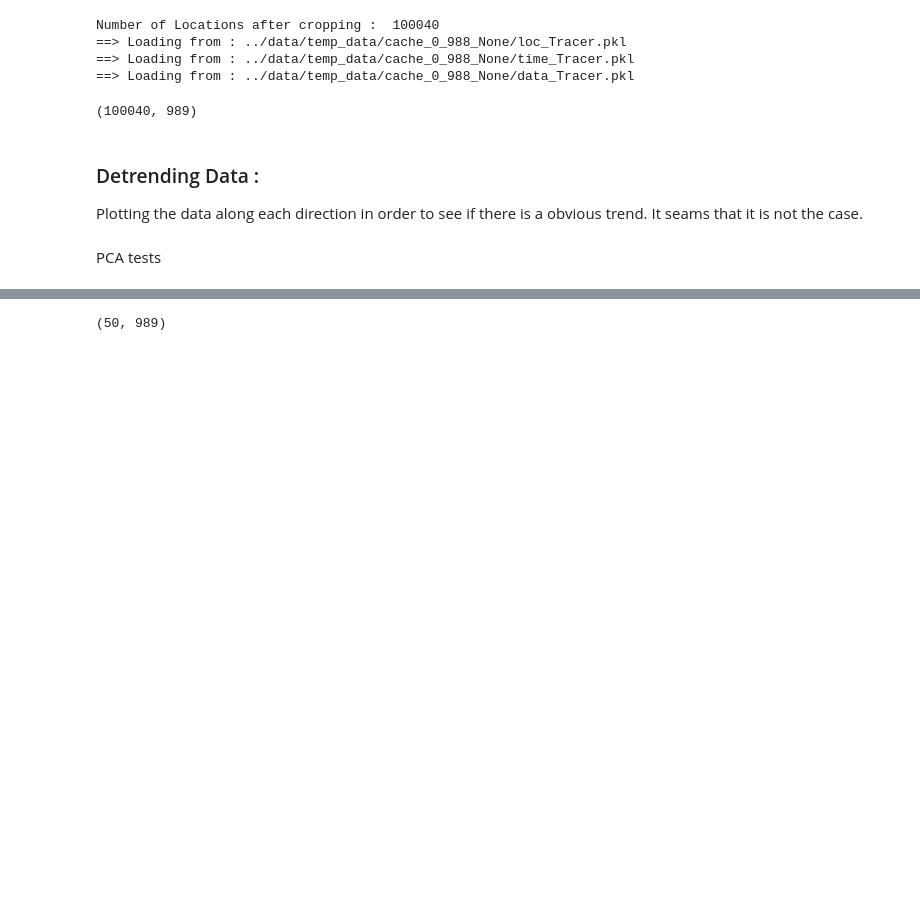
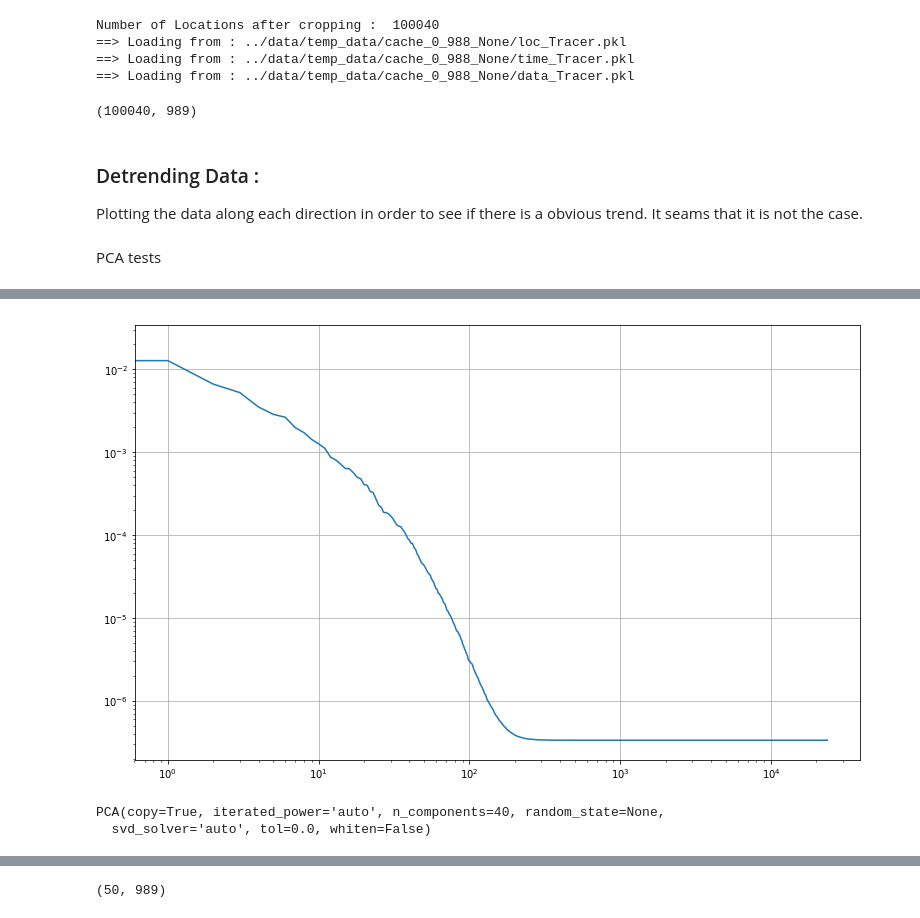
Before and after one commit to adrianlwn/MScProject_OptSensors_GP, a Jupyter notebook: Sensor Optimisation PCA.ipynb, the cells around one changed output, grey strips where cells are left out. Drawn from its saved outputs; the diff is of its cells as text; code cells hidden in the pictures; blank space fills up the shorter version.

```diff
--- a/Sensor Optimisation PCA.ipynb
+++ b/Sensor Optimisation PCA.ipynb
@@ -102,0 +176,6 @@ Z[S,:].shape[0]
+# %%
+plt.figure(figsize=(13,8))
+plt.loglog(eig_shrinkage[::-1])
+plt.grid()
+# %% [output]
+[figure, added]
@@ -102,0 +184,5 @@ Z[S,:].shape[0]
+# %%
+model.fit(Z[S,:].T)
+# %% [output]
+PCA(copy=True, iterated_power='auto', n_components=40, random_state=None,
+  svd_solver='auto', tol=0.0, whiten=False)
```
Also changed, not shown: parts of 50 cells of this notebook.
